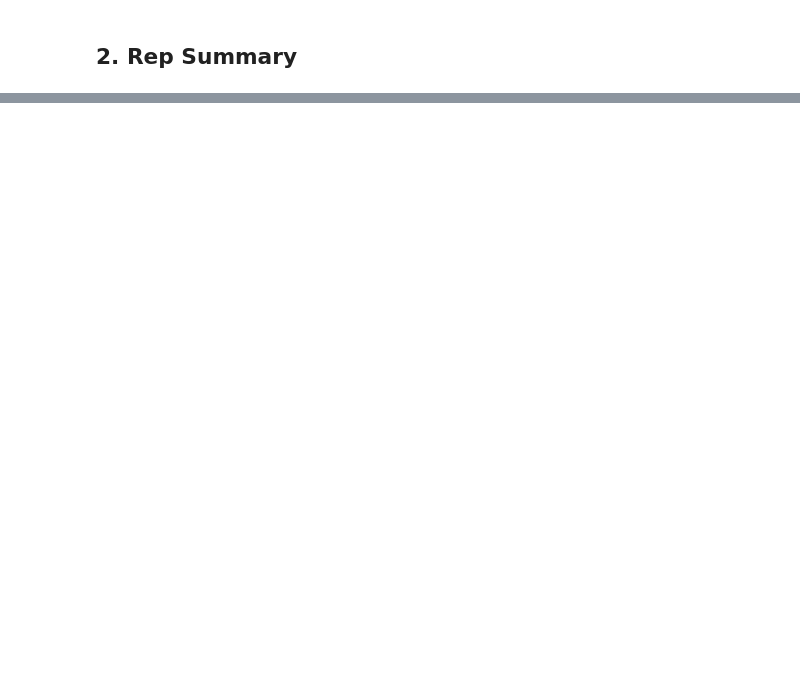
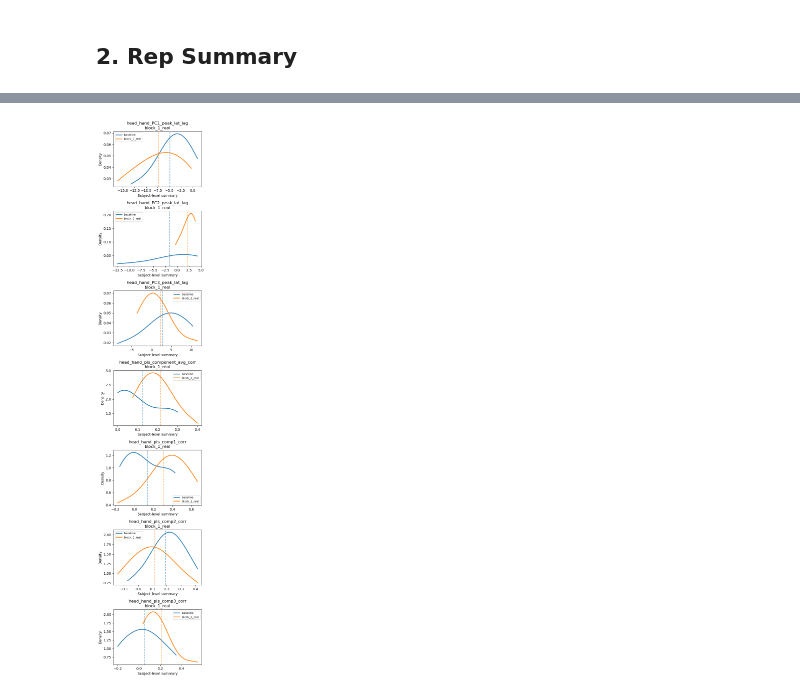
Before and after one commit to DanteLONG-NEO/SwimmingVR, a Jupyter notebook: notebook.ipynb, the cells around one changed output, grey strips where cells are left out. Saved outputs shown, nothing was run; the diff lists cells and outputs as text; code cells hidden in the pictures; blank space fills up the shorter version.

```diff
--- a/notebook.ipynb
+++ b/notebook.ipynb
@@ -1452,0 +1499,14 @@ stat_single = plot_block_feature_distribution_vs_baseline(
+# %%
+stat_single = plot_block_feature_distribution_vs_baseline(
+    rep_summary_dict,
+    sub_nums=sub_nums,
+    blocks=(1,),
+    modalities=("real",),
+    features_to_observe=("lag", "correlation"),
+    reps_to_observe=(0, 15),
+    mode="group",
+    test_method="ttest",
+    b_use_fdr=True,
+)
+# %% [output]
+[figure, added]
```
Also changed, not shown: parts of 9 cells of this notebook, 42 other files.
